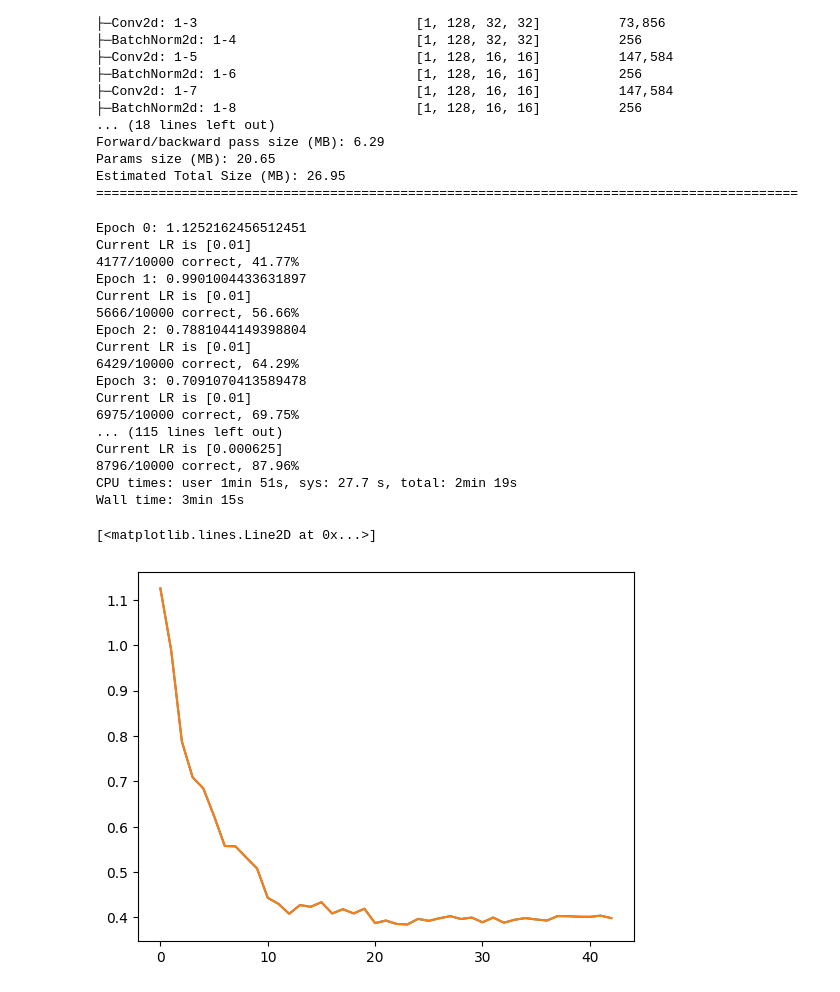
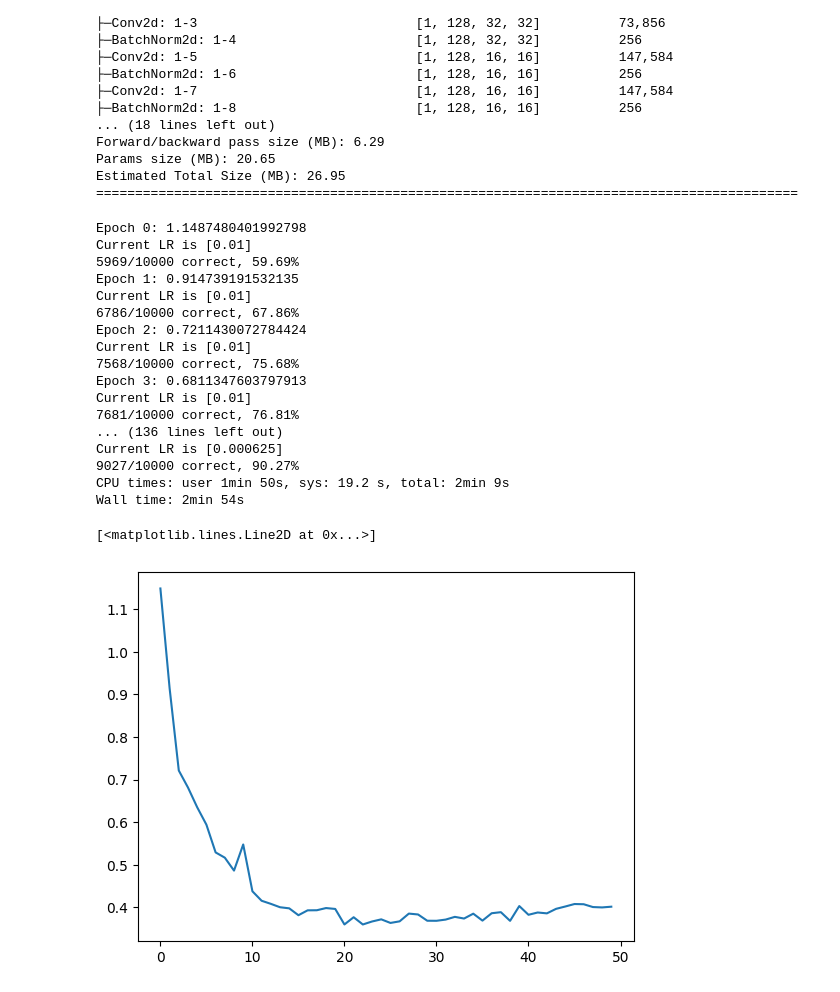
Before and after one commit to kyflores/zero2dcnn, a Jupyter notebook: 4_improving_cifar10.ipynb, the cells around one changed output. Drawn from its saved outputs; the diff is of its cells as text; code cells hidden in the pictures.

```diff
--- a/4_improving_cifar10.ipynb
+++ b/4_improving_cifar10.ipynb
@@ -64,11 +64,7 @@ train_tfs = tvt.Compose([
         hue=0.1
     ),
     tvt.RandomHorizontalFlip(0.5),
-    tvt.RandomAffine(
-        degrees=10,
-        shear=5,
-        scale=(0.8, 1.2),
-    ),
+    tvt.RandomCrop(32, 4),
 ])
 
 val_tfs = tvt.Compose([
@@ -76,21 +72,12 @@ val_tfs = tvt.Compose([
     ScaleToUnit(),
 ])
 
-def transform(image):
-    image = tvf.pil_to_tensor(image)
-    image = image / 255
-    return image
-
-def onehot_label(cls: int):
-    cls = torch.tensor(cls).long()
-    return F.one_hot(cls, num_classes=10)
 
 cifar_train = tds.CIFAR10(
     root=dataset_root,
     download=True,
     train=True,
     transform=train_tfs,
-    target_transform=onehot_label,
 )
 
 cifar_eval = tds.CIFAR10(
@@ -98,7 +85,6 @@ cifar_eval = tds.CIFAR10(
     download=True,
     train=False,
     transform=val_tfs,
-    target_transform=onehot_label,
 )
 # %% [output]
 Files already downloaded and verified
@@ -237,10 +223,10 @@ try:
         for i, (images, target) in enumerate(train_loader):
             optimizer.zero_grad()
             images = images.float().to(device)
-            targets = target.float().to(device)
+            targets = target.to(device)
 
             outs = model(images)
-            loss = lossfn(outs, targets.view(-1, 10))
+            loss = lossfn(outs, targets)
             loss.backward()
             optimizer.step()
 
@@ -248,46 +234,48 @@ try:
         model.eval()
 
         correct = 0
         total = len(cifar_eval)
         for i, (images, target) in enumerate(val_loader):
             with torch.no_grad():
                 images = images.float().to(device)
-                targets = target.float().to(device)
+                targets = target.to(device)
                 outs = model(images)
 
-                loss = lossfn(outs, targets.view(-1, 10))
+                loss = lossfn(outs, targets)
                 losses.append(loss)
                 for x in range(outs.shape[0]):
                     preds = F.softmax(outs, dim=1)
-                    if torch.allclose(preds[x].round().cpu(), targets.view(-1, 10)[x].cpu()):
+                    cls = preds[x].argmax()
+                    lbl = targets[x]
+                    if cls == lbl:
                         correct += 1
 
         epoch_loss = torch.Tensor(losses).mean().item()
         print("Epoch {}: {} ".format(epoch, epoch_loss))
         print("Current LR is {}".format(scheduler.get_last_lr()))
         print("{}/{} correct, {:.2f}%".format(correct, total, 100*correct/total))
         loss_plot.append(epoch_loss)
         scheduler.step()
 except KeyboardInterrupt:
     plt.plot(loss_plot)
 plt.plot(loss_plot)
 # %% [output]
-Epoch 0: 1.1252162456512451
+Epoch 0: 1.1487480401992798
 Current LR is [0.01]
-4177/10000 correct, 41.77%
-Epoch 1: 0.9901004433631897
+5969/10000 correct, 59.69%
+Epoch 1: 0.914739191532135
 Current LR is [0.01]
-5666/10000 correct, 56.66%
-Epoch 2: 0.7881044149398804
+6786/10000 correct, 67.86%
+Epoch 2: 0.7211430072784424
 Current LR is [0.01]
-6429/10000 correct, 64.29%
-Epoch 3: 0.7091070413589478
+7568/10000 correct, 75.68%
+Epoch 3: 0.6811347603797913
 Current LR is [0.01]
-6975/10000 correct, 69.75%
-... (115 lines left out)
+7681/10000 correct, 76.81%
+... (136 lines left out)
 Current LR is [0.000625]
-8796/10000 correct, 87.96%
-CPU times: user 1min 51s, sys: 27.7 s, total: 2min 19s
-Wall time: 3min 15s
+9027/10000 correct, 90.27%
+CPU times: user 1min 50s, sys: 19.2 s, total: 2min 9s
+Wall time: 2min 54s
 [<matplotlib.lines.Line2D at 0x...>]
-[figure, old version]
+[figure, new version]
```
Also changed, not shown: parts of 2 cells of this notebook, 5 other files.
